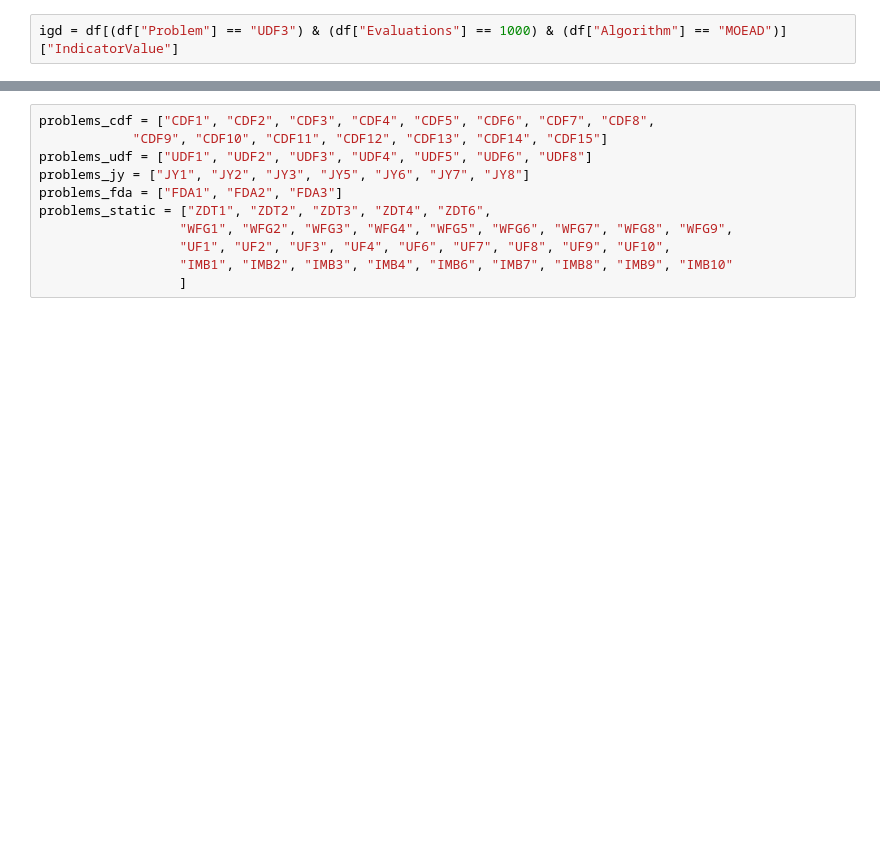
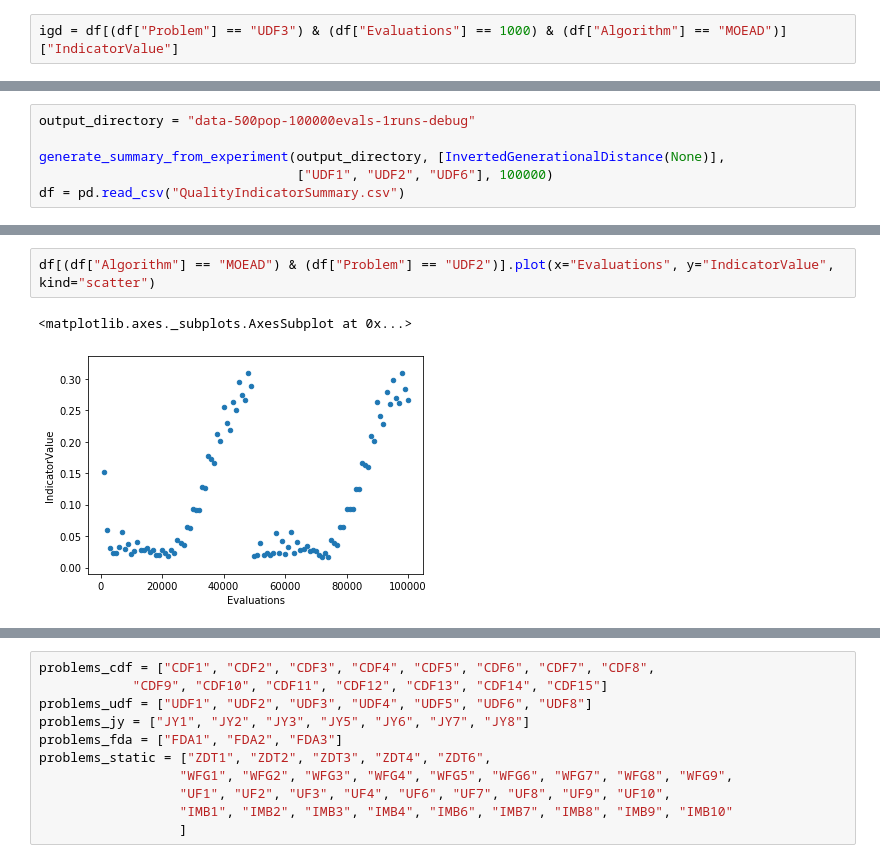
Before and after one commit to 12yuens2/cmlsga-jmetalpy, a Jupyter notebook: igd.ipynb, the cells around one changed output, grey strips where cells are left out. Cells and saved outputs as stored; diff of their text form; blank space fills up the shorter version.

```diff
--- a/igd.ipynb
+++ b/igd.ipynb
@@ -90,0 +87,6 @@ np.average(igd)
+# %%
+output_directory = "data-500pop-100000evals-1runs-debug"
+
+generate_summary_from_experiment(output_directory, [InvertedGenerationalDistance(None)],
+                                 ["UDF1", "UDF2", "UDF6"], 100000)
+df = pd.read_csv("QualityIndicatorSummary.csv")
@@ -90,0 +123,5 @@ np.average(igd)
+# %%
+df[(df["Algorithm"] == "MOEAD") & (df["Problem"] == "UDF2")].plot(x="Evaluations", y="IndicatorValue", kind="scatter")
+# %% [output]
+<matplotlib.axes._subplots.AxesSubplot at 0x...>
+[figure, added]
```
Also changed, not shown: parts of 12 cells of this notebook, 2 other files.
